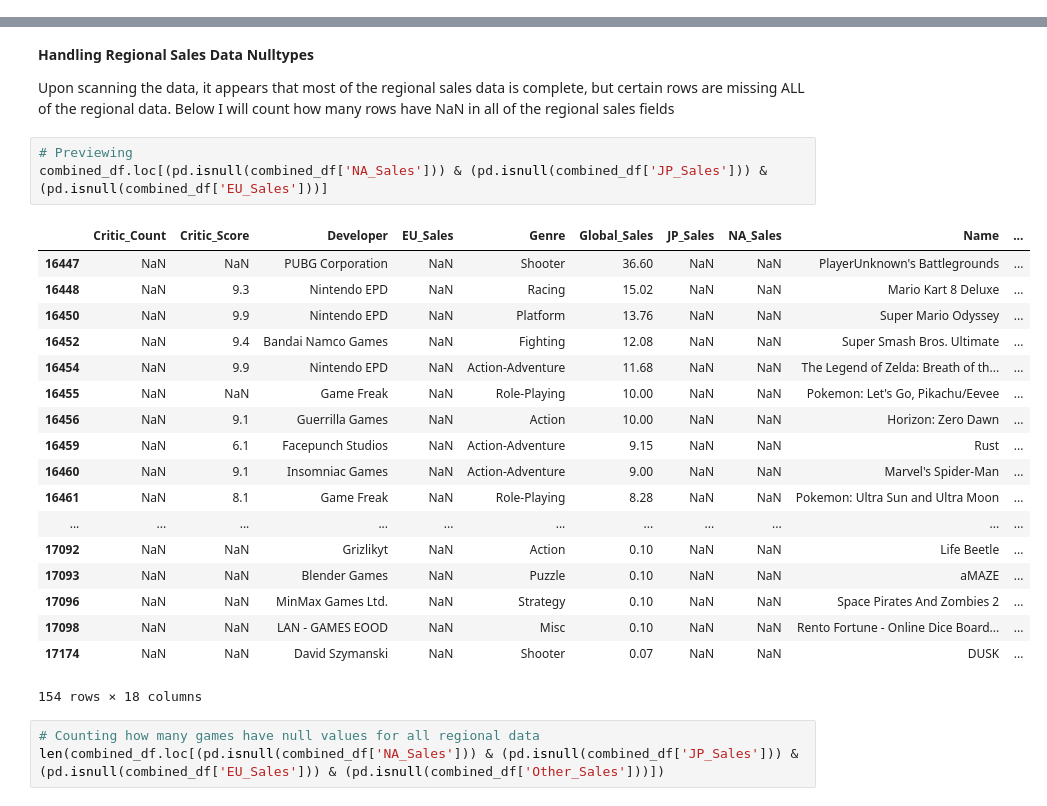
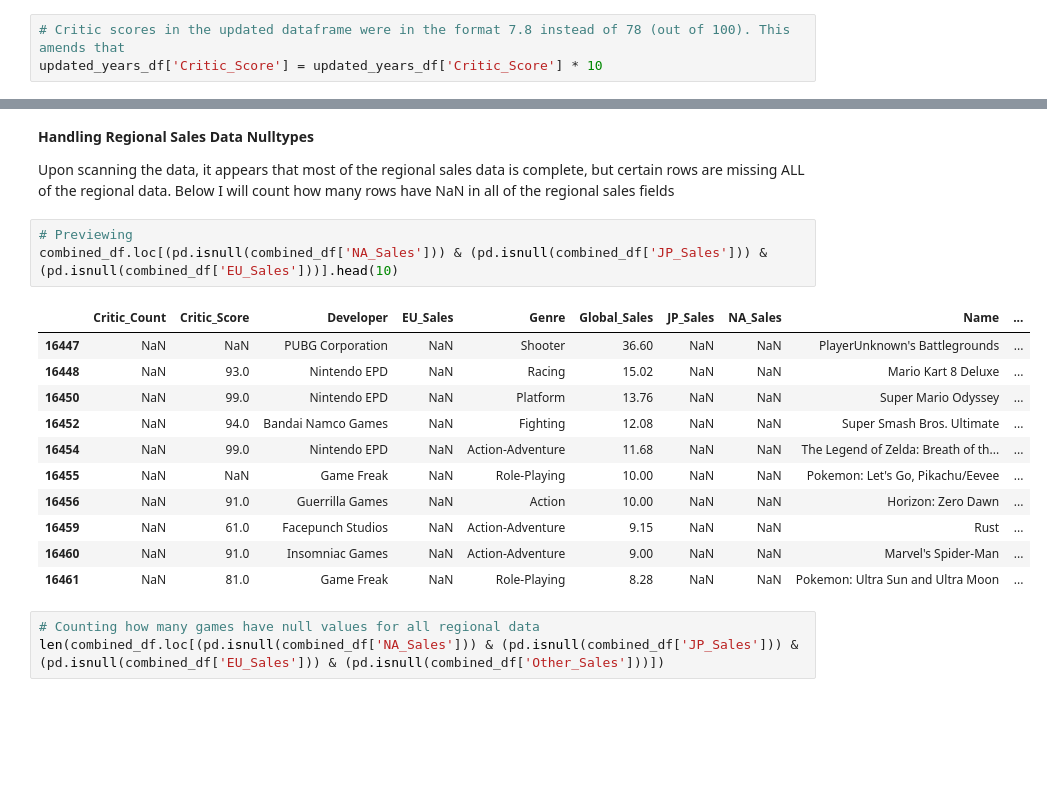
Before and after one commit to BlackDataSolutions/dsc-5-capstone-project-online-ds-ft-021119, a Jupyter notebook: VideoGameData EDA.ipynb, the cells around one changed output, grey strips where cells are left out. Cells and saved outputs as stored; diff of their text form; blank space fills up the shorter version.

```diff
--- a/VideoGameData EDA.ipynb
+++ b/VideoGameData EDA.ipynb
@@ -433,6 +408,9 @@ updated_years_df['Year_of_Release'].value_counts()
 2017.0    784
 2018.0    715
 Name: Year_of_Release, dtype: int64
+# %%
+# Critic scores in the updated dataframe were in the format 7.8 instead of 78 (out of 100). This amends that
+updated_years_df['Critic_Score'] = updated_years_df['Critic_Score'] * 10
 # %%
 # Creating an update dataframe for 2016 data
 updated_sales_df = df_2019.loc[(df_2019['Year_of_Release'] == 2016)]
@@ -589,26 +525,19 @@ Success! I've updated all of the 2016 games with their 2019 numbers.
 Upon scanning the data, it appears that most of the regional sales data is complete, but certain rows are missing ALL of the regional data. Below I will count how many rows have NaN in all of the regional sales fields
 # %%
 # Previewing
-combined_df.loc[(pd.isnull(combined_df['NA_Sales'])) & (pd.isnull(combined_df['JP_Sales'])) & (pd.isnull(combined_df['EU_Sales']))]
+combined_df.loc[(pd.isnull(combined_df['NA_Sales'])) & (pd.isnull(combined_df['JP_Sales'])) & (pd.isnull(combined_df['EU_Sales']))].head(10)
 # %% [output]
 |  | Critic_Count | Critic_Score | Developer | EU_Sales | Genre | Global_Sales | JP_Sales | NA_Sales | Name | ... |
 | 16447 | NaN | NaN | PUBG Corporation | NaN | Shooter | 36.60 | NaN | NaN | PlayerUnknown's Battlegrounds | ... |
-| 16448 | NaN | 9.3 | Nintendo EPD | NaN | Racing | 15.02 | NaN | NaN | Mario Kart 8 Deluxe | ... |
-| 16450 | NaN | 9.9 | Nintendo EPD | NaN | Platform | 13.76 | NaN | NaN | Super Mario Odyssey | ... |
-| 16452 | NaN | 9.4 | Bandai Namco Games | NaN | Fighting | 12.08 | NaN | NaN | Super Smash Bros. Ultimate | ... |
-| 16454 | NaN | 9.9 | Nintendo EPD | NaN | Action-Adventure | 11.68 | NaN | NaN | The Legend of Zelda: Breath of th... | ... |
+| 16448 | NaN | 93.0 | Nintendo EPD | NaN | Racing | 15.02 | NaN | NaN | Mario Kart 8 Deluxe | ... |
+| 16450 | NaN | 99.0 | Nintendo EPD | NaN | Platform | 13.76 | NaN | NaN | Super Mario Odyssey | ... |
+| 16452 | NaN | 94.0 | Bandai Namco Games | NaN | Fighting | 12.08 | NaN | NaN | Super Smash Bros. Ultimate | ... |
+| 16454 | NaN | 99.0 | Nintendo EPD | NaN | Action-Adventure | 11.68 | NaN | NaN | The Legend of Zelda: Breath of th... | ... |
 | 16455 | NaN | NaN | Game Freak | NaN | Role-Playing | 10.00 | NaN | NaN | Pokemon: Let's Go, Pikachu/Eevee | ... |
-| 16456 | NaN | 9.1 | Guerrilla Games | NaN | Action | 10.00 | NaN | NaN | Horizon: Zero Dawn | ... |
-| 16459 | NaN | 6.1 | Facepunch Studios | NaN | Action-Adventure | 9.15 | NaN | NaN | Rust | ... |
-| 16460 | NaN | 9.1 | Insomniac Games | NaN | Action-Adventure | 9.00 | NaN | NaN | Marvel's Spider-Man | ... |
-| 16461 | NaN | 8.1 | Game Freak | NaN | Role-Playing | 8.28 | NaN | NaN | Pokemon: Ultra Sun and Ultra Moon | ... |
-| ... | ... | ... | ... | ... | ... | ... | ... | ... | ... | ... |
-| 17092 | NaN | NaN | Grizlikyt | NaN | Action | 0.10 | NaN | NaN | Life Beetle | ... |
-| 17093 | NaN | NaN | Blender Games | NaN | Puzzle | 0.10 | NaN | NaN | aMAZE | ... |
-| 17096 | NaN | NaN | MinMax Games Ltd. | NaN | Strategy | 0.10 | NaN | NaN | Space Pirates And Zombies 2 | ... |
-| 17098 | NaN | NaN | LAN - GAMES EOOD | NaN | Misc | 0.10 | NaN | NaN | Rento Fortune - Online Dice Board... | ... |
-| 17174 | NaN | NaN | David Szymanski | NaN | Shooter | 0.07 | NaN | NaN | DUSK | ... |
+| 16456 | NaN | 91.0 | Guerrilla Games | NaN | Action | 10.00 | NaN | NaN | Horizon: Zero Dawn | ... |
+| 16459 | NaN | 61.0 | Facepunch Studios | NaN | Action-Adventure | 9.15 | NaN | NaN | Rust | ... |
+| 16460 | NaN | 91.0 | Insomniac Games | NaN | Action-Adventure | 9.00 | NaN | NaN | Marvel's Spider-Man | ... |
+| 16461 | NaN | 81.0 | Game Freak | NaN | Role-Playing | 8.28 | NaN | NaN | Pokemon: Ultra Sun and Ultra Moon | ... |
-154 rows × 18 columns
 # %%
 # Counting how many games have null values for all regional data
 len(combined_df.loc[(pd.isnull(combined_df['NA_Sales'])) & (pd.isnull(combined_df['JP_Sales'])) & (pd.isnull(combined_df['EU_Sales'])) & (pd.isnull(combined_df['Other_Sales']))])
```
Also changed, not shown: parts of 140 cells of this notebook, 24 other files.
